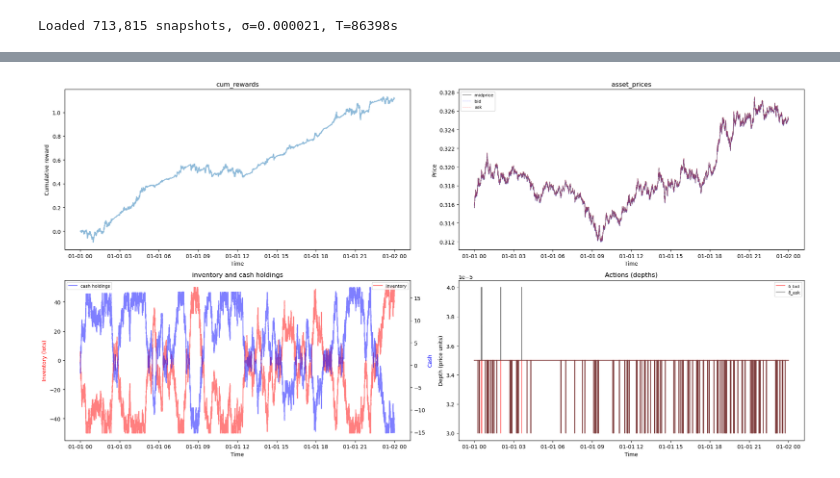
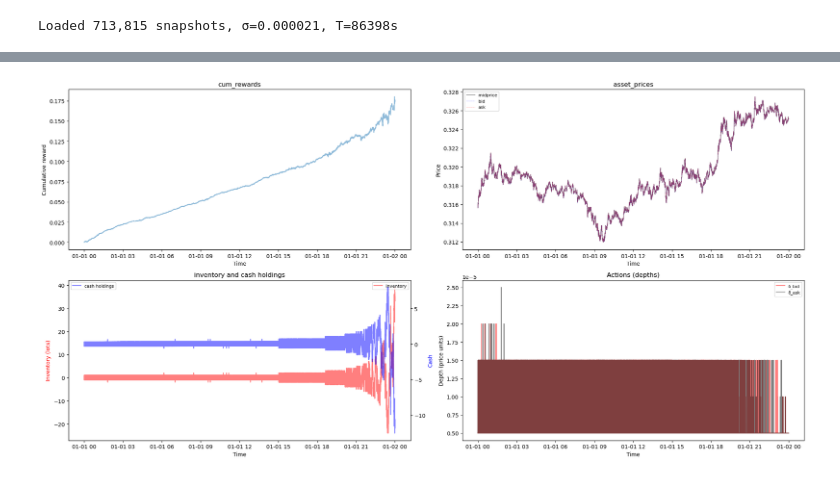
Before and after one commit to AA-ron2/Thesis_AI4T, a Jupyter notebook: notebooks/testbook.ipynb, the cells around one changed output, grey strips where cells are left out. Cells and saved outputs as stored; diff of their text form; code cells hidden in the pictures.

Commit message:
testing gamma values
Also cleaned up tb_logs

```diff
--- a/notebooks/testbook.ipynb
+++ b/notebooks/testbook.ipynb
@@ -40,0 +39,10 @@ kappa, A, tick, Q_MAX = 35_000, 0.8, 0.00001, 50
+# %%
+params = calibrate_as_parameters(
+    filepath=DATA_PATH,
+    tick_size=0.00001,
+    fit_depth_max=5 * 0.00001,   # first 5 tick levels — near-mid range
+    plot=True,
+)
+
+# Unpack directly into your existing variable names
+sigma, A, kappa = params.sigma, params.A, params.kappa
@@ -40,0 +59,21 @@ kappa, A, tick, Q_MAX = 35_000, 0.8, 0.00001, 50
+# %%
+tick, Q_MAX, phi = 0.00001, 50, 0.01
+alpha_dd = 1.0   # drawdown penalty weight (sweep later)
+
+# Calibrate γ
+best_gamma, study = tune_gamma(
+    midprices=S, dt_array=dt_sec,
+    sigma=sigma, kappa=kappa, A=A,
+    tick_size=tick, Q_MAX=Q_MAX,
+    gamma_range=(0.001, 1.0),
+    n_trials=5, num_trajectories=50,
+)
+print(f"Using γ = {best_gamma:.6f}")
+
+reward_scale = estimate_reward_scale(
+    midprices=S, dt_array=dt_sec, sigma=sigma,
+    kappa=kappa, A=A, terminal_time=T_sec,
+    tick_size=tick, Q_MAX=Q_MAX,
+    num_trajectories=50, use_bm=False,
+)
+print(f"Reward scale: {reward_scale:.4f}")
@@ -41,15 +91,15 @@ kappa, A, tick, Q_MAX = 35_000, 0.8, 0.00001, 50
 # %%
-as_agent = AvellanedaStoikovAgent(0.001, sigma, kappa, T_sec, tick)
+as_agent = AvellanedaStoikovAgent(best_gamma, sigma, kappa, T_sec, tick)
 
 # Single trajectory with timestamps
 env_as = TradingEnvironment(
     model_dynamics=LimitOrderModelDynamics(
         midprice_model=MarketReplayMidpriceModel(S, dt_sec, 1),
         arrival_model=PoissonArrivalModel(np.array([A, A]), 1, use_linear_approximation=False),
         fill_probability_model=ExponentialFillFunction(kappa, 1),
     ),
     reward_function=PnLReward(), max_inventory=Q_MAX,
 )
 plot_trajectory(env_as, as_agent, seed=42, datetime_index=dt_index)
 # %% [output]
-[figure, old version]
+[figure, new version]
```
Also changed, not shown: parts of 4 cells of this notebook, 4 other files.
